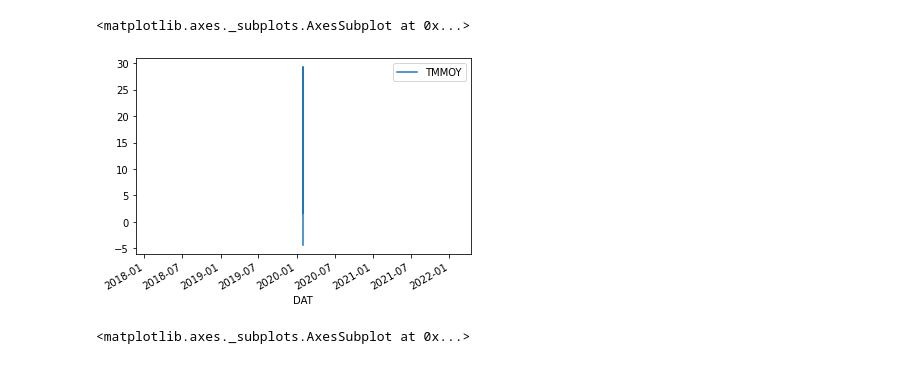
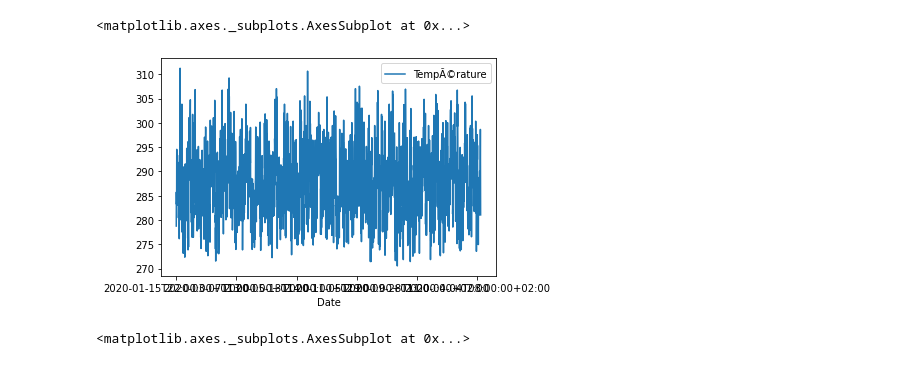
Before and after one commit to gawelsh/ProjetNumCMI4, a Jupyter notebook: essai_meteo.ipynb, the cells around one changed output. Saved outputs shown, nothing was run; the diff lists cells and outputs as text; code cells hidden in the pictures.

```diff
--- a/essai_meteo.ipynb
+++ b/essai_meteo.ipynb
@@ -3,7 +3,7 @@ import pandas as pd
 import numpy as n
 import matplotlib as plt
 # %%
-datsrc = pd.read_excel("climat.202002.xlsx", index_col=0)
+datsrc = pd.read_excel("donnees-synop-essentielles-omm.xlsx", index_col=0)
 # %%
 datsrc
 # %% [output]
@@ -85,8 +24,8 @@ datsrc
 # %%
-datsrc.plot(x="DAT", y="TMMOY")
+datsrc.plot(x="Date", y="TempÃ©rature")
 # %% [output]
 <matplotlib.axes._subplots.AxesSubplot at 0x...>
-[figure, old version]
+[figure, new version]
 # %%
 datsrc.plot(x="PSTATM", y="TMMOY")
 # %% [output]
```
Also changed, not shown: parts of 4 cells of this notebook.
